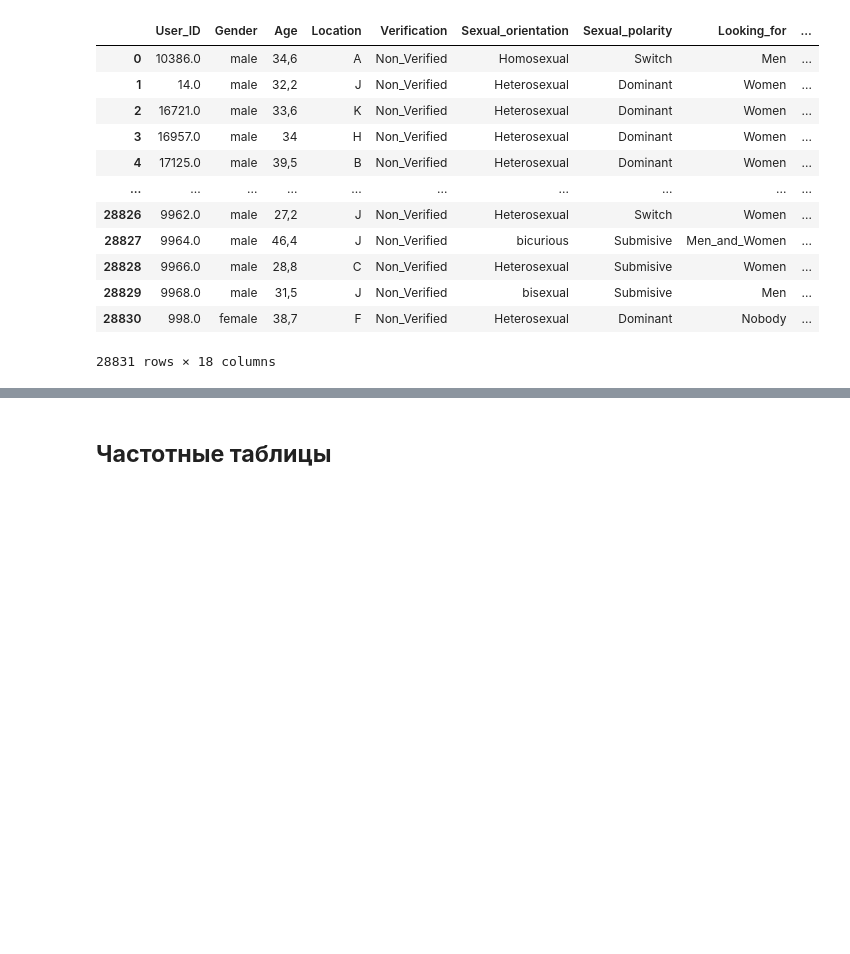
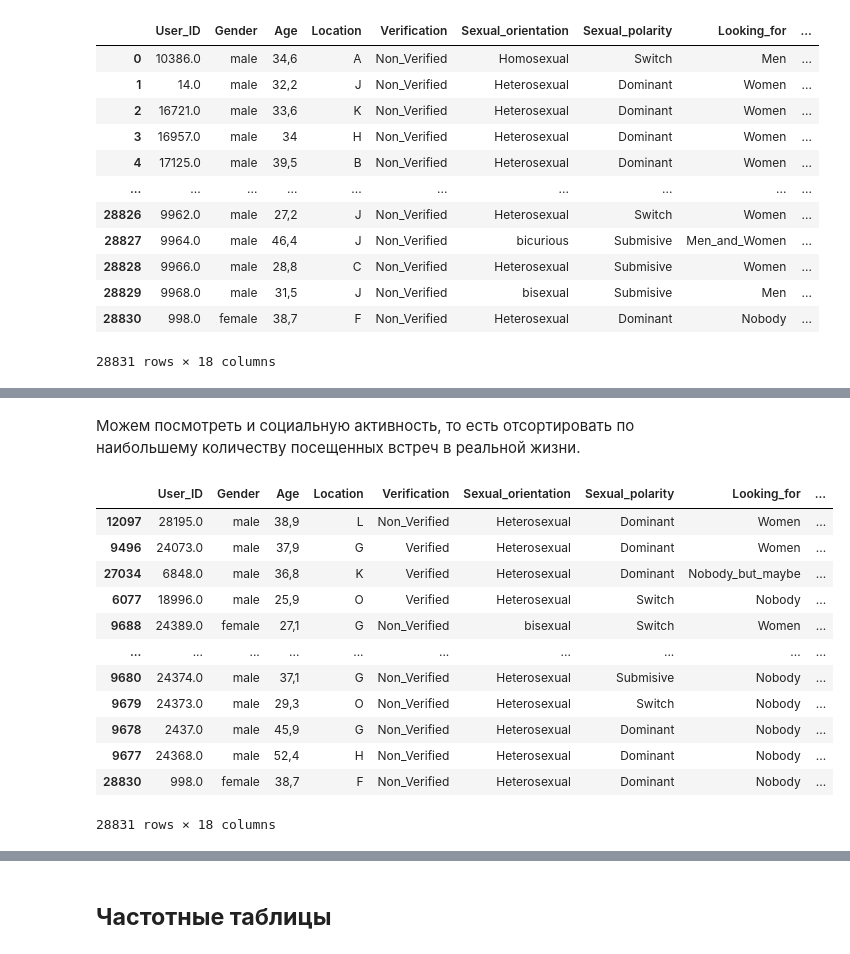
Before and after one commit to alexsasik/for-dz, a Jupyter notebook: online_sex_work.ipynb, the cells around one changed output, grey strips where cells are left out. Cells and saved outputs as stored; diff of their text form; code cells hidden in the pictures; blank space fills up the shorter version.

```diff
--- a/online_sex_work.ipynb
+++ b/online_sex_work.ipynb
@@ -94,0 +188,18 @@ cdata
+# %% [markdown]
+Можем посмотреть и социальную активность, то есть отсортировать по наибольшему количеству посещенных встреч в реальной жизни.
+# %%
+cdata.sort_values(by=['Number_of_offline_meetings_attended'], ascending=False)
+# %% [output]
+|  | User_ID | Gender | Age | Location | Verification | Sexual_orientation | Sexual_polarity | Looking_for | ... |
+| 12097 | 28195.0 | male | 38,9 | L | Non_Verified | Heterosexual | Dominant | Women | ... |
+| 9496 | 24073.0 | male | 37,9 | G | Verified | Heterosexual | Dominant | Women | ... |
+| 27034 | 6848.0 | male | 36,8 | K | Verified | Heterosexual | Dominant | Nobody_but_maybe | ... |
+| 6077 | 18996.0 | male | 25,9 | O | Verified | Heterosexual | Switch | Nobody | ... |
+| 9688 | 24389.0 | female | 27,1 | G | Non_Verified | bisexual | Switch | Women | ... |
+| ... | ... | ... | ... | ... | ... | ... | ... | ... | ... |
+| 9680 | 24374.0 | male | 37,1 | G | Non_Verified | Heterosexual | Submisive | Nobody | ... |
+| 9679 | 24373.0 | male | 29,3 | O | Non_Verified | Heterosexual | Switch | Nobody | ... |
+| 9678 | 2437.0 | male | 45,9 | G | Non_Verified | Heterosexual | Dominant | Nobody | ... |
+| 9677 | 24368.0 | male | 52,4 | H | Non_Verified | Heterosexual | Dominant | Nobody | ... |
+| 28830 | 998.0 | female | 38,7 | F | Non_Verified | Heterosexual | Dominant | Nobody | ... |
+28831 rows × 18 columns
```
Also changed, not shown: parts of 15 cells of this notebook.
